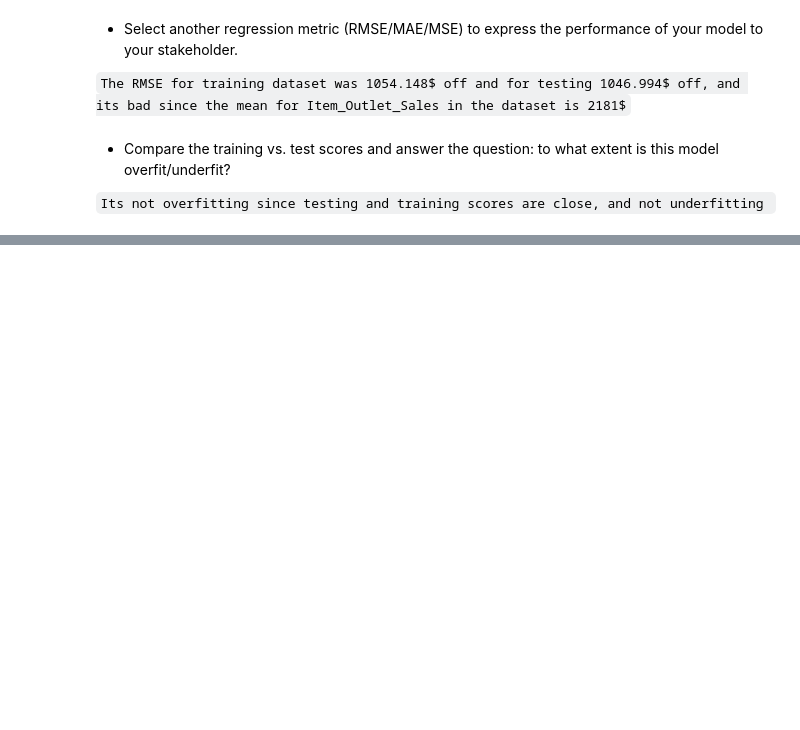
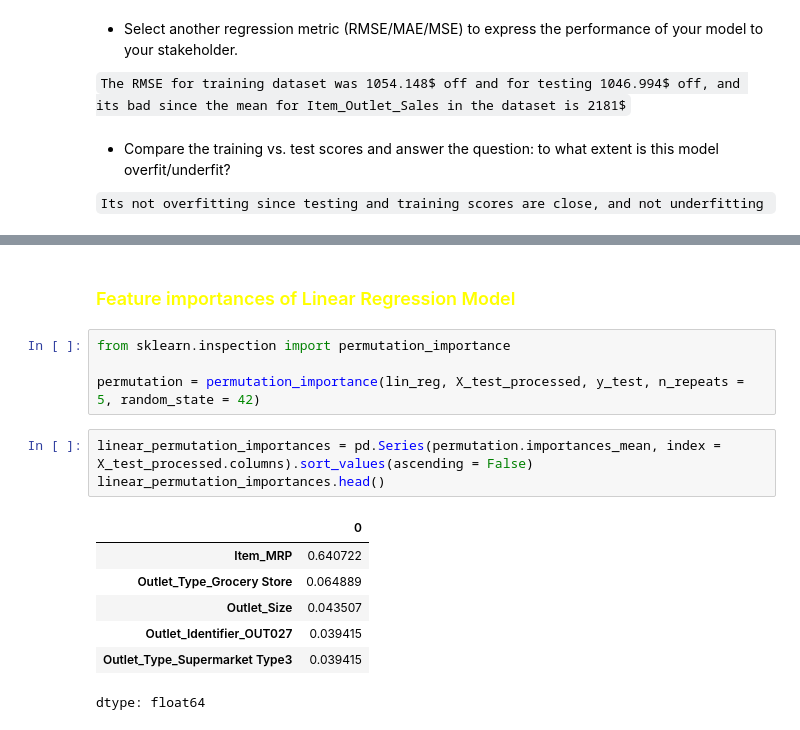
Before and after one commit to SamiOmran/Prediction-of-Product-Sales, a Jupyter notebook: Prediction_of_Product_Sales.ipynb, the cells around one changed output, grey strips where cells are left out. Cells and saved outputs as stored; diff of their text form; blank space fills up the shorter version.

```diff
--- a/Prediction_of_Product_Sales.ipynb
+++ b/Prediction_of_Product_Sales.ipynb
@@ -1362,0 +1452,17 @@ dtype: float64
+# %% [markdown]
+### <font color='yellow'>Feature importances of Linear Regression Model</font>
+# %%
+from sklearn.inspection import permutation_importance
+
+permutation = permutation_importance(lin_reg, X_test_processed, y_test, n_repeats = 5, random_state = 42)
+# %%
+linear_permutation_importances = pd.Series(permutation.importances_mean, index = X_test_processed.columns).sort_values(ascending = False)
+linear_permutation_importances.head()
+# %% [output]
+|  | 0 |
+| Item_MRP | 0.640722 |
+| Outlet_Type_Grocery Store | 0.064889 |
+| Outlet_Size | 0.043507 |
+| Outlet_Identifier_OUT027 | 0.039415 |
+| Outlet_Type_Supermarket Type3 | 0.039415 |
+dtype: float64
```
Also changed, not shown: parts of 59 cells of this notebook.
